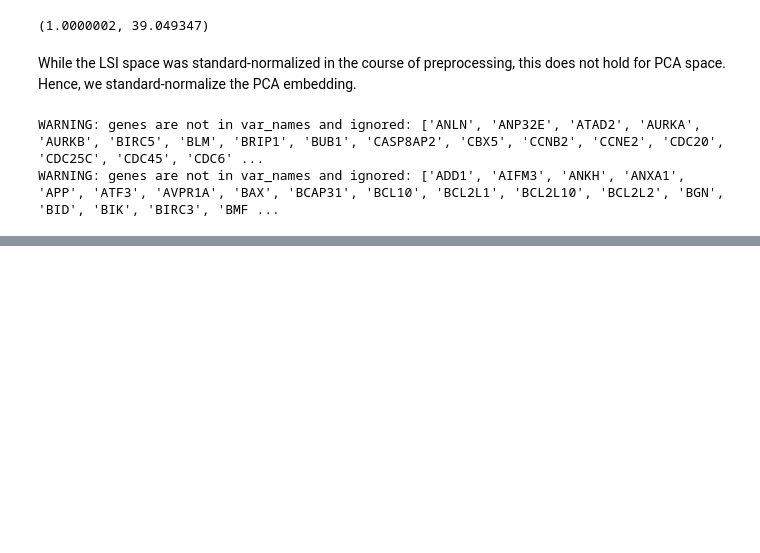
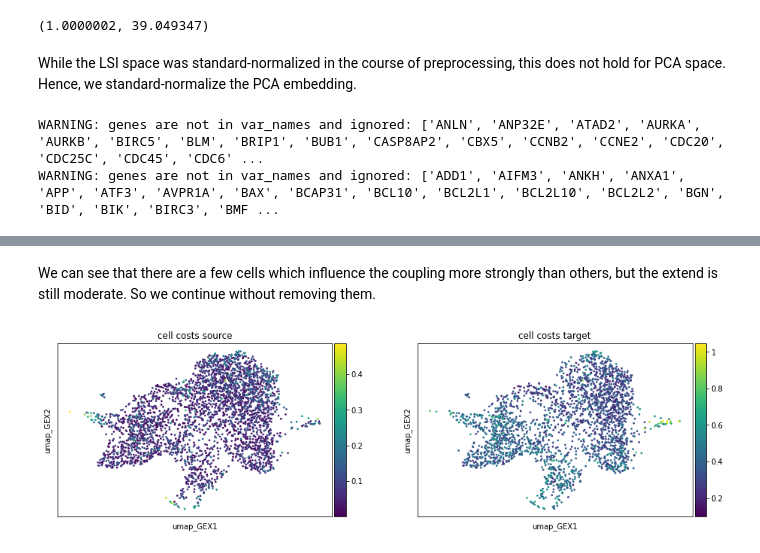
Before and after one commit to theislab/moscot_notebooks, a Jupyter notebook: tutorials/tu_01_temporalProblem.ipynb, the cells around one changed output, grey strips where cells are left out. Saved outputs shown, nothing was run; the diff lists cells and outputs as text; code cells hidden in the pictures; blank space fills up the shorter version.

```diff
--- a/tutorials/tu_01_temporalProblem.ipynb
+++ b/tutorials/tu_01_temporalProblem.ipynb
@@ -166,0 +103,9 @@ mpl.cell_transition(tp)
+# %%
+adata.obs["cell_costs_source"] = tp.cell_costs_source
+adata.obs["cell_costs_target"] = tp.cell_costs_target
+# %% [markdown]
+We can see that there are a few cells which influence the coupling more strongly than others, but the extend is still moderate. So we continue without removing them.
+# %%
+sc.pl.scatter(adata, basis="umap_GEX", color= ["cell_costs_source", "cell_costs_target"])
+# %% [output]
+[figure, added]
```
Also changed, not shown: parts of 64 cells of this notebook.
